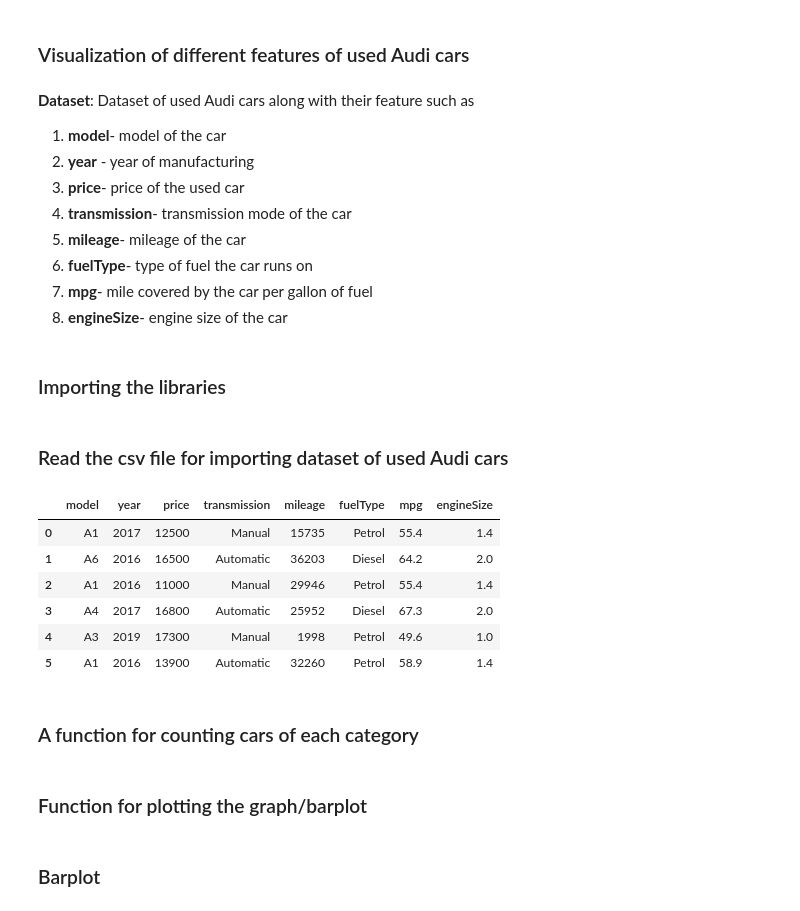
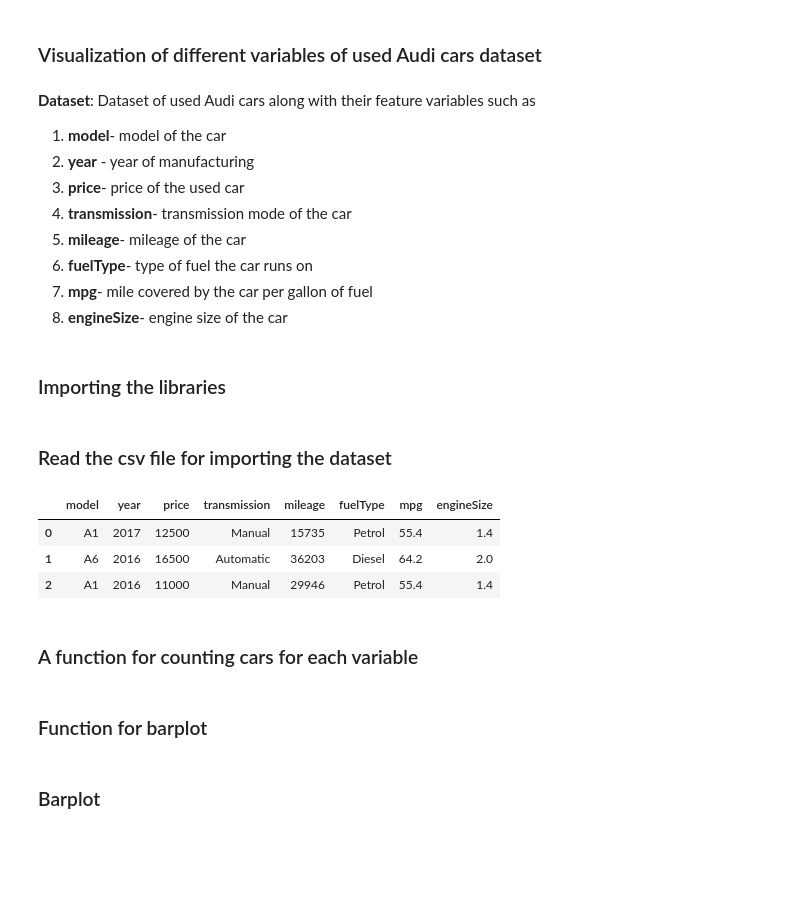
Before and after one commit to Mehreen-te/audi_used_car_analysis, a Jupyter notebook: audi_used_car_EDA.ipynb, the cells around one changed output. Saved outputs shown, nothing was run; the diff lists cells and outputs as text; code cells hidden in the pictures; blank space fills up the shorter version.

```diff
--- a/audi_used_car_EDA.ipynb
+++ b/audi_used_car_EDA.ipynb
@@ -1,7 +1,7 @@
 # %% [markdown]
-### Visualization of different features of used Audi cars
+### Visualization of different variables of used Audi cars dataset
 # %% [markdown]
-**Dataset**: Dataset of used Audi cars along with their feature such as
+**Dataset**: Dataset of used Audi cars along with their feature variables such as
 1. **model**- model of the car
 2. **year**	- year of manufacturing
 3. **price**- price of the used car
@@ -18,25 +18,22 @@ import pandas as pd
 import matplotlib.pyplot as plt
 import seaborn as sns
 # %% [markdown]
-### Read the csv file for importing dataset of used Audi cars
+### Read the csv file for importing the dataset
 # %%
 df=pd.read_csv("audi.csv")
 
-#display the dataset ; top 6 observations are displayed here
-display(df.head(6))
+#display the dataset ; top 3 observations are displayed here
+display(df.head(3))
 
 #look into the dataset to find out missing/incorrect values,observation and column number, variable types, etc
 # display(df.info())
 # %% [output]
 |  | model | year | price | transmission | mileage | fuelType | mpg | engineSize |
 | 0 | A1 | 2017 | 12500 | Manual | 15735 | Petrol | 55.4 | 1.4 |
 | 1 | A6 | 2016 | 16500 | Automatic | 36203 | Diesel | 64.2 | 2.0 |
 | 2 | A1 | 2016 | 11000 | Manual | 29946 | Petrol | 55.4 | 1.4 |
-| 3 | A4 | 2017 | 16800 | Automatic | 25952 | Diesel | 67.3 | 2.0 |
-| 4 | A3 | 2019 | 17300 | Manual | 1998 | Petrol | 49.6 | 1.0 |
-| 5 | A1 | 2016 | 13900 | Automatic | 32260 | Petrol | 58.9 | 1.4 |
 # %% [markdown]
-### A function for counting cars of each category
+### A function for counting cars for each variable
 # %%
 def counting(data,column):
 
@@ -72,7 +69,7 @@ transmission=counting(df, 'transmission')
 # print(len(fuelType))
 # print(len(df['transmission'].unique()))
 # %% [markdown]
-### Function for plotting the graph/barplot
+### Function for barplot
 # %%
 def barplot (data,axis_x,color,rotation):
 
```
Also changed, not shown: parts of 4 cells of this notebook.
